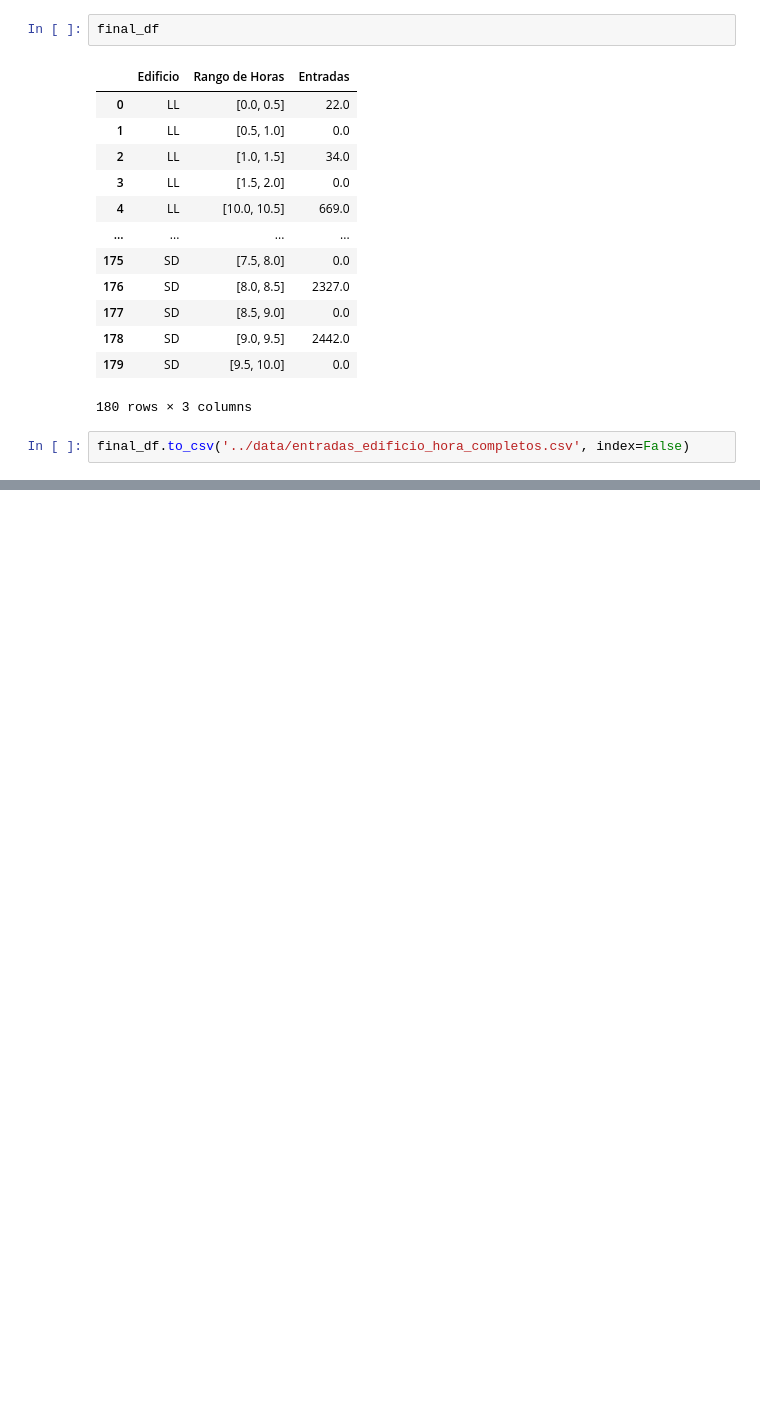
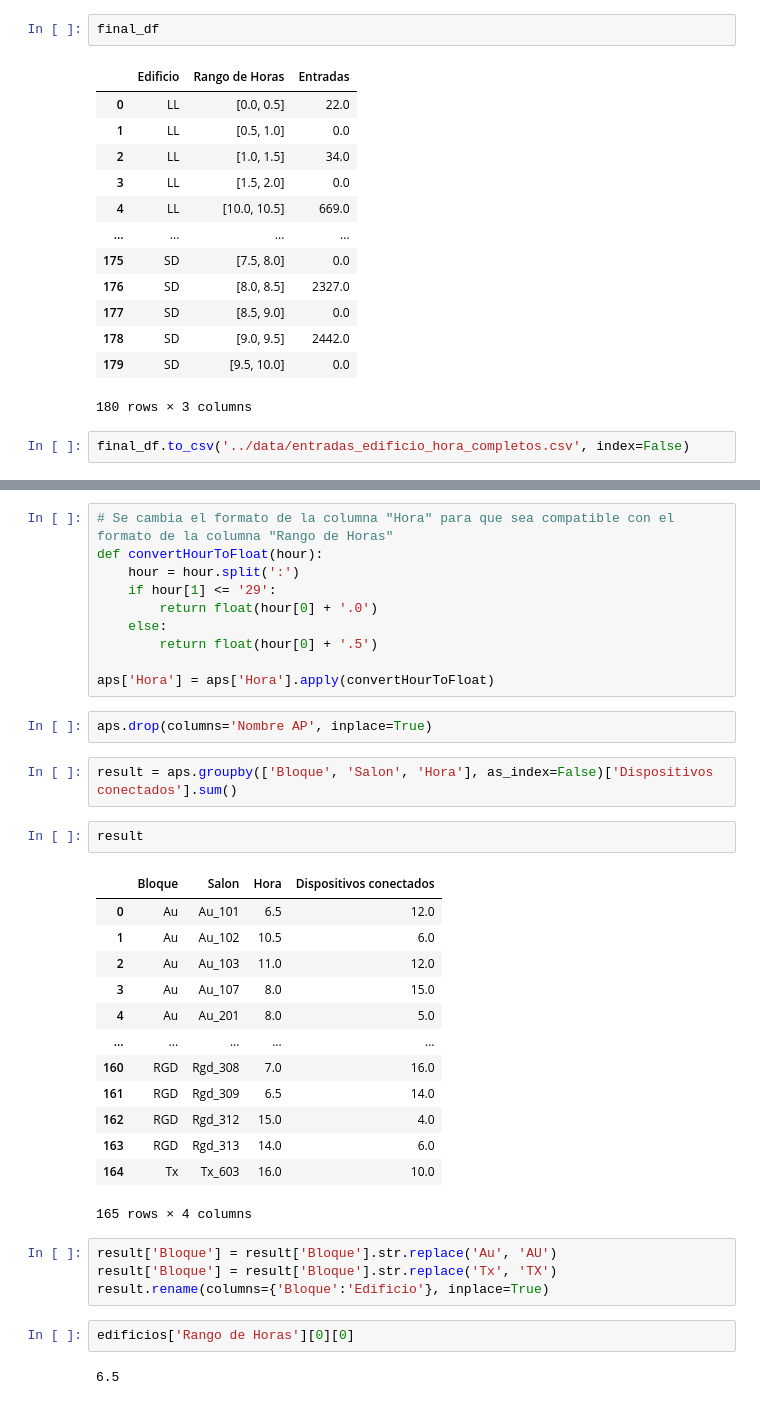
Before and after one commit to Sayala100/Thesis-SmartCampusVisualization, a Jupyter notebook: backend/notebooks/courses_treatment.ipynb, the cells around one changed output, grey strips where cells are left out. Saved outputs shown, nothing was run; the diff lists cells and outputs as text; blank space fills up the shorter version.

```diff
--- a/backend/notebooks/courses_treatment.ipynb
+++ b/backend/notebooks/courses_treatment.ipynb
@@ -454,0 +525,38 @@ final_df.to_csv('../data/entradas_edificio_hora_completos.csv', index=False)
+# %%
+# Se cambia el formato de la columna "Hora" para que sea compatible con el formato de la columna "Rango de Horas"
+def convertHourToFloat(hour):
+    hour = hour.split(':')
+    if hour[1] <= '29':
+        return float(hour[0] + '.0')
+    else:
+        return float(hour[0] + '.5')
+
+aps['Hora'] = aps['Hora'].apply(convertHourToFloat)
+# %%
+aps.drop(columns='Nombre AP', inplace=True)
+# %%
+result = aps.groupby(['Bloque', 'Salon', 'Hora'], as_index=False)['Dispositivos conectados'].sum()
+# %%
+result
+# %% [output]
+|  | Bloque | Salon | Hora | Dispositivos conectados |
+| 0 | Au | Au_101 | 6.5 | 12.0 |
+| 1 | Au | Au_102 | 10.5 | 6.0 |
+| 2 | Au | Au_103 | 11.0 | 12.0 |
+| 3 | Au | Au_107 | 8.0 | 15.0 |
+| 4 | Au | Au_201 | 8.0 | 5.0 |
+| ... | ... | ... | ... | ... |
+| 160 | RGD | Rgd_308 | 7.0 | 16.0 |
+| 161 | RGD | Rgd_309 | 6.5 | 14.0 |
+| 162 | RGD | Rgd_312 | 15.0 | 4.0 |
+| 163 | RGD | Rgd_313 | 14.0 | 6.0 |
+| 164 | Tx | Tx_603 | 16.0 | 10.0 |
+165 rows × 4 columns
+# %%
+result['Bloque'] = result['Bloque'].str.replace('Au', 'AU')
+result['Bloque'] = result['Bloque'].str.replace('Tx', 'TX')
+result.rename(columns={'Bloque':'Edificio'}, inplace=True)
+# %%
+edificios['Rango de Horas'][0][0]
+# %% [output]
+6.5
```
Also changed, not shown: parts of 11 cells of this notebook.
